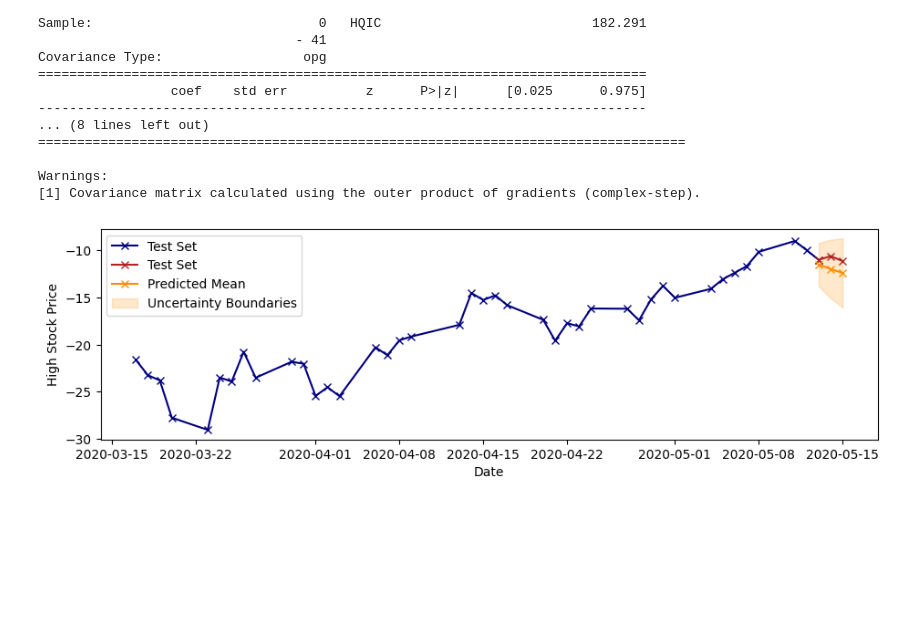
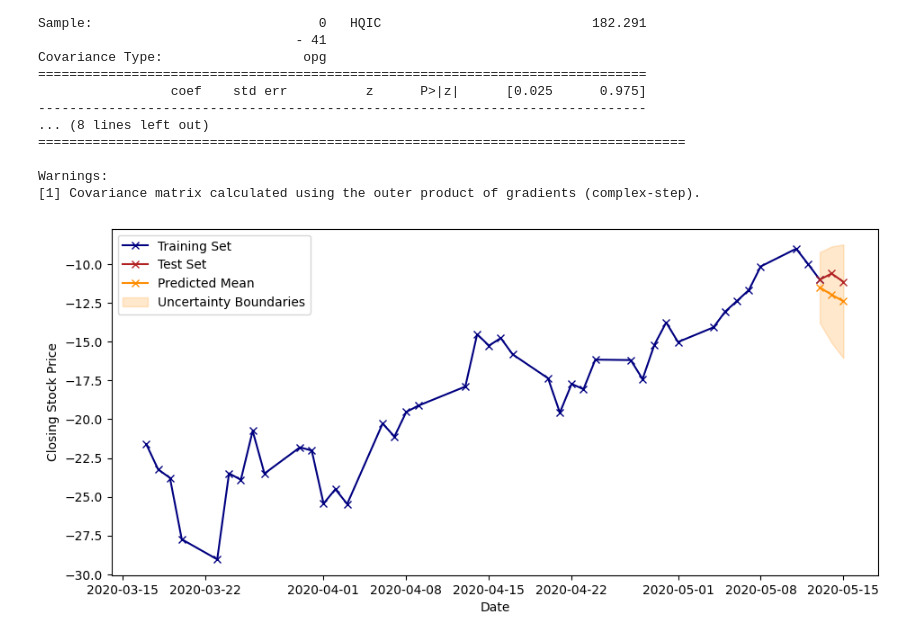
Before and after one commit to AmL-Dev/StockPrediction, a Jupyter notebook: StockPricePred_ARIMA.ipynb, the cells around one changed output. Cells and saved outputs as stored; diff of their text form; code cells hidden in the pictures; blank space fills up the shorter version.

```diff
--- a/StockPricePred_ARIMA.ipynb
+++ b/StockPricePred_ARIMA.ipynb
@@ -245,14 +245,14 @@ forecast = best_model_0.get_prediction(start=train_size+1, end=train_size+fore_l
 forec = forecast.predicted_mean
 ci = forecast.conf_int(alpha=0.25)
 # %%
-plt.figure(figsize = (11,3))
-plt.plot(new_data_train.Date, new_data_train.y[0::] ,color='navy',marker='x',label='Test Set')
+plt.figure(figsize = (11,5))
+plt.plot(new_data_train.Date, new_data_train.y[0::] ,color='navy',marker='x',label='Training Set')
 plt.plot(new_data_test.Date,new_data_test.y[0::] ,color='firebrick',marker='x',label='Test Set')
 plt.fill_between(new_data_test.Date,ci['lower y'], ci['upper y'],alpha=0.2,color='darkorange',label='Uncertainty Boundaries')
 plt.plot(new_data_test.Date, forec,label='Predicted Mean',color='darkorange',marker='x')
 plt.legend()
 plt.xlabel('Date')
-plt.ylabel('High Stock Price')
+plt.ylabel('Closing Stock Price')
 plt.show()
 # %% [output]
-[figure, old version]
+[figure, new version]
```
Also changed, not shown: 2 other files.
